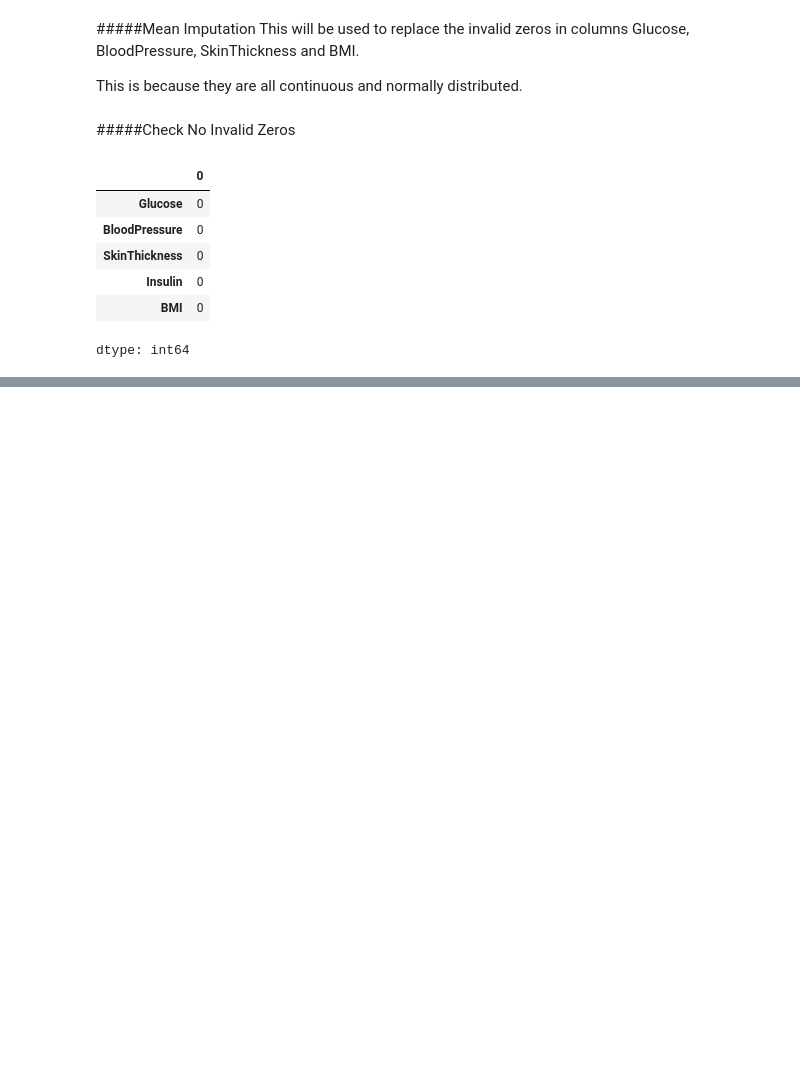
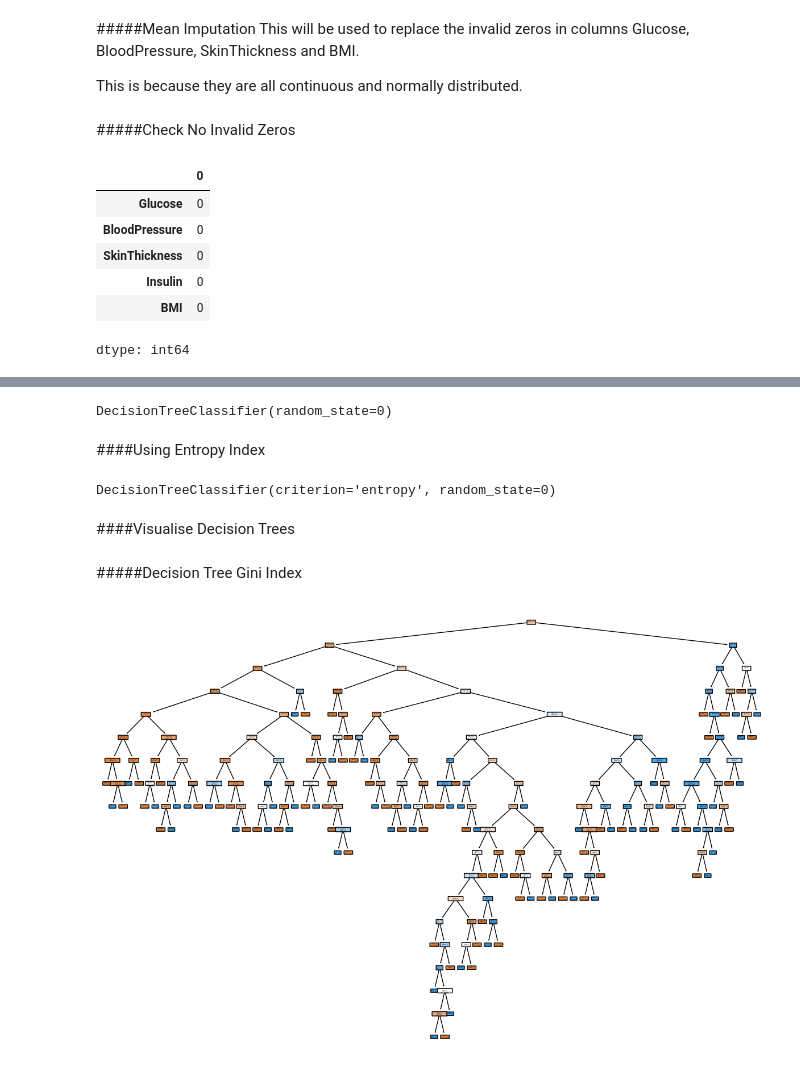
Before and after one commit to T0McKay/HIS406_Assignment2_DiabetesPrediction_TheoMcKay, a Jupyter notebook: diabetes_predictor_Theo_McKay.ipynb, the cells around one changed output, grey strips where cells are left out. Saved outputs shown, nothing was run; the diff lists cells and outputs as text; code cells hidden in the pictures; blank space fills up the shorter version.

```diff
--- a/diabetes_predictor_Theo_McKay.ipynb
+++ b/diabetes_predictor_Theo_McKay.ipynb
@@ -176,0 +288,4 @@ x_train, x_test, y_train, y_test = train_test_split(x, y, test_size=0.2)
+# %%
+# Training logistic model
+clf_logistic = LogisticRegression(max_iter=1000, random_state=0)
+clf_logistic.fit(x_train, y_train)
@@ -176,0 +308,6 @@ x_train, x_test, y_train, y_test = train_test_split(x, y, test_size=0.2)
+# %%
+# Training using gini index
+clf_decision_tree_gini = DecisionTreeClassifier(criterion="gini", random_state=0)
+clf_decision_tree_gini.fit(x_train, y_train)
+# %% [output]
+DecisionTreeClassifier(random_state=0)
@@ -176,0 +324,8 @@ x_train, x_test, y_train, y_test = train_test_split(x, y, test_size=0.2)
+# %% [markdown]
+####Using Entropy Index
+# %%
+# Training using entropy index
+clf_decision_tree_entropy = DecisionTreeClassifier(criterion="entropy", random_state=0)
+clf_decision_tree_entropy.fit(x_train, y_train)
+# %% [output]
+DecisionTreeClassifier(criterion='entropy', random_state=0)
@@ -176,0 +342,10 @@ x_train, x_test, y_train, y_test = train_test_split(x, y, test_size=0.2)
+# %% [markdown]
+####Visualise Decision Trees
+# %% [markdown]
+#####Decision Tree Gini Index
+# %%
+plt.figure(figsize=(15,10))
+plot_tree(clf_decision_tree_gini, filled=True, feature_names=df.columns[:-1], class_names=['Non-Diabetic', 'Diabetic'], rounded=True)
+plt.show()
+# %% [output]
+[figure, added]
```
Also changed, not shown: parts of 50 cells of this notebook.
